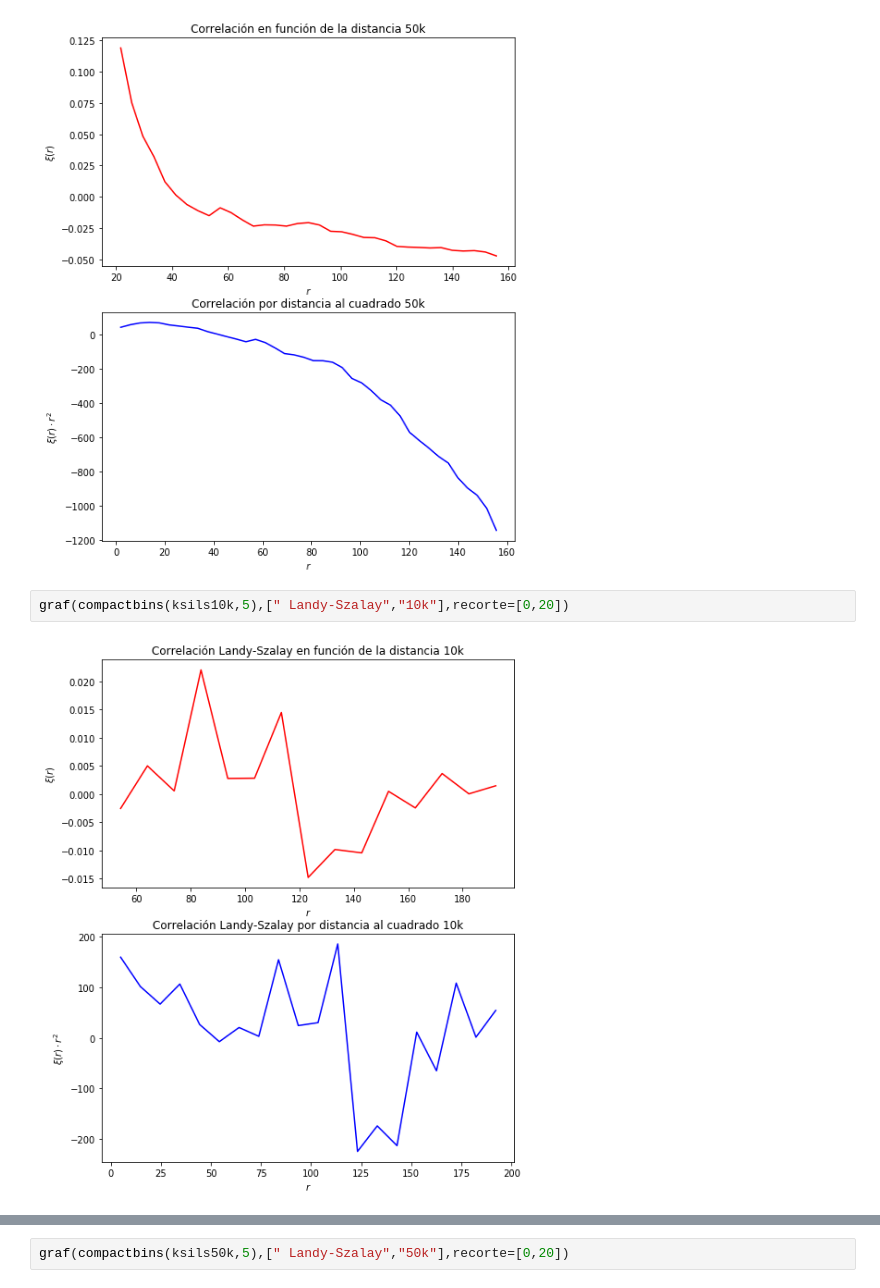
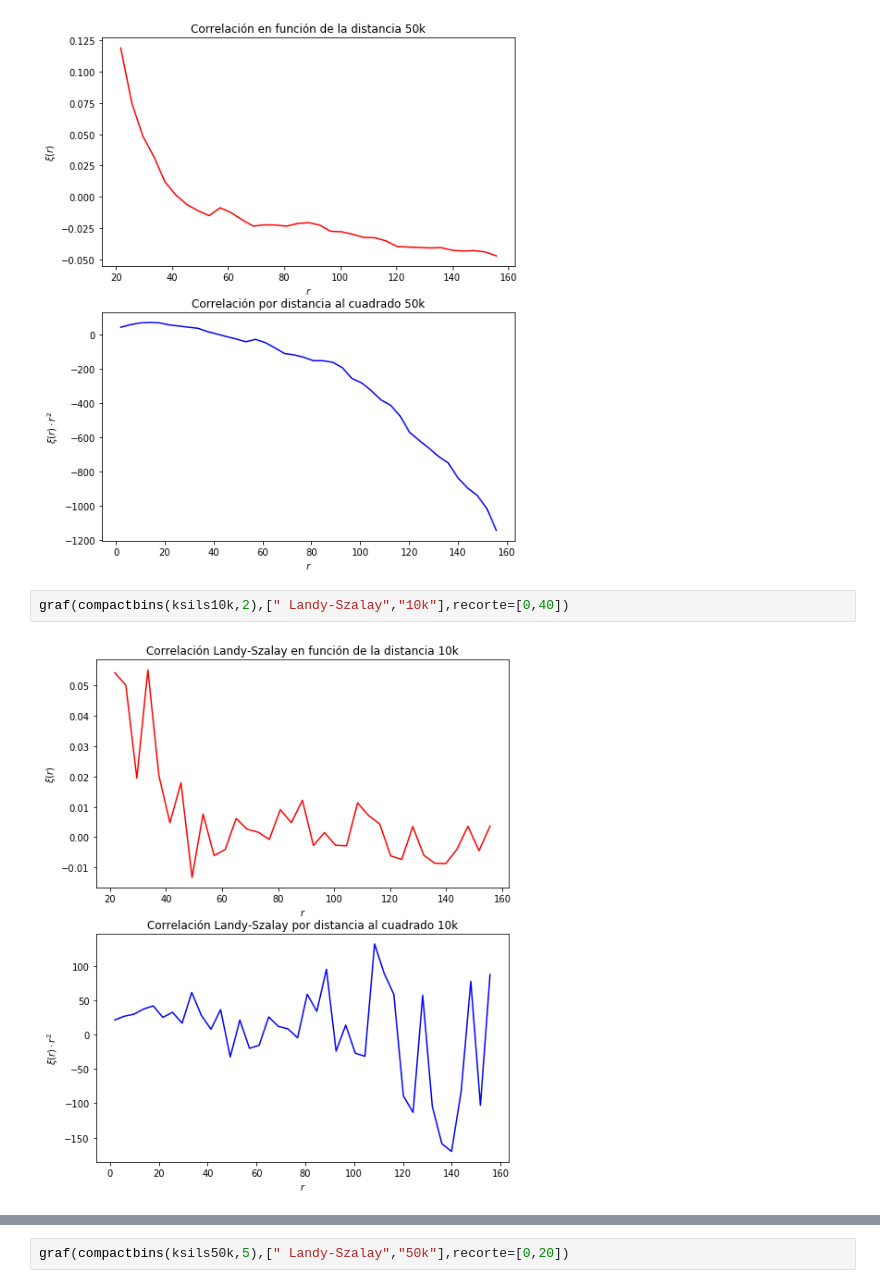
Before and after one commit to DCIDA2019/da2020-ChavezUriel, a Jupyter notebook: Remoto_Semana6/Semana6.ipynb, the cells around one changed output, grey strips where cells are left out. Saved outputs shown, nothing was run; the diff lists cells and outputs as text.

```diff
--- a/Remoto_Semana6/Semana6.ipynb
+++ b/Remoto_Semana6/Semana6.ipynb
@@ -196,7 +196,7 @@ graf(compactbins(ksi50k,2),["","50k"],recorte=[0,40])
 # %% [output]
 [figure]
 # %%
-graf(compactbins(ksils10k,5),[" Landy-Szalay","10k"],recorte=[0,20])
+graf(compactbins(ksils10k,2),[" Landy-Szalay","10k"],recorte=[0,40])
 # %% [output]
-[figure, old version]
+[figure, new version]
 # %%
```
Also changed, not shown: parts of 3 cells of this notebook.
